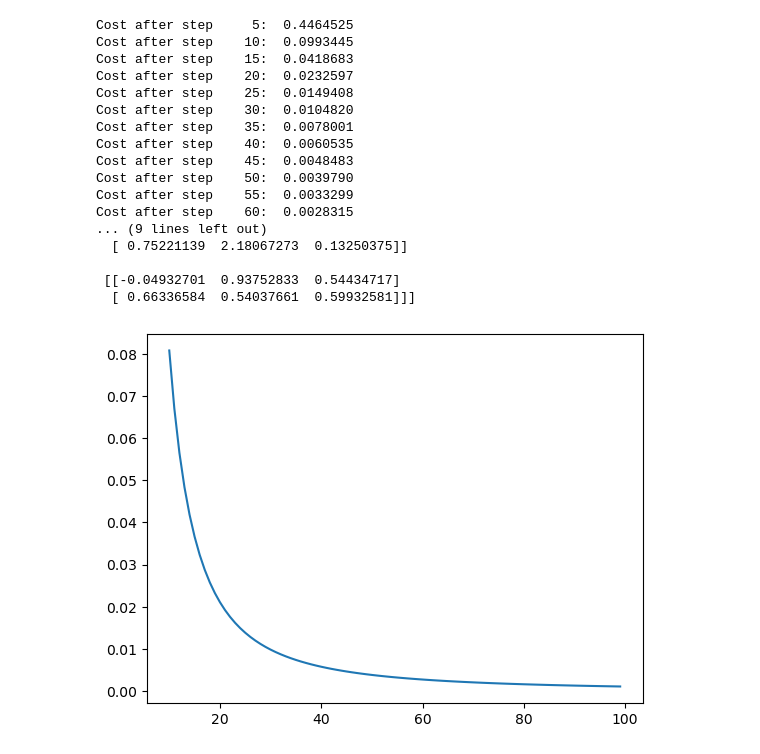
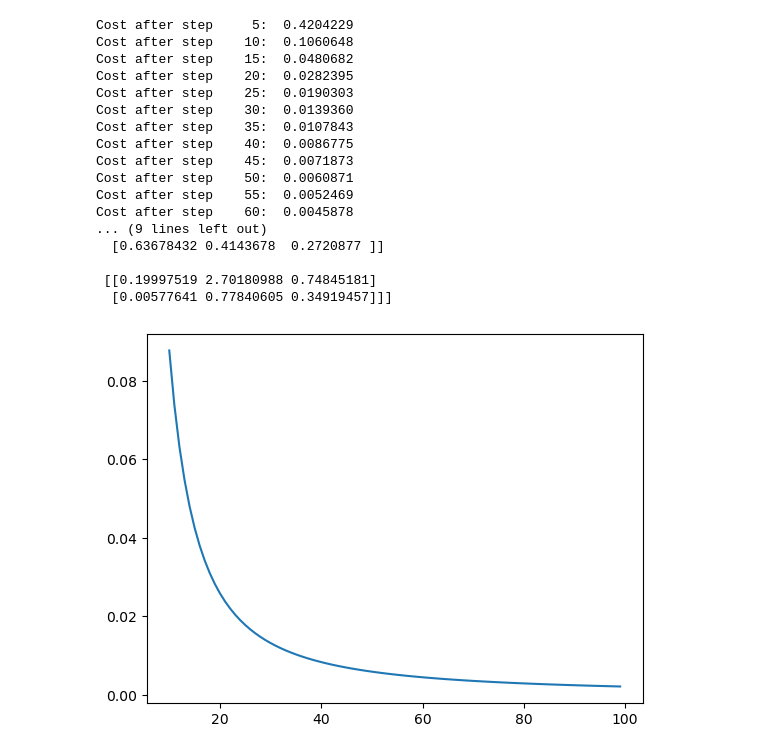
Before and after one commit to HangmingZhang/Quantum-Error-Mitigation-via-Z-mixed-state-Expression-of-the-Pauli-Channel, a Jupyter notebook: qml-task-testV2.ipynb, the cells around one changed output. Cells and saved outputs as stored; diff of their text form; code cells hidden in the pictures.

```diff
--- a/qml-task-testV2.ipynb
+++ b/qml-task-testV2.ipynb
@@ -83,47 +83,47 @@ def train_cir_with_qem(parameters):
     qml.StronglyEntanglingLayers(weights=parameters, wires=range(2))
 
 shape = qml.StronglyEntanglingLayers.shape(n_layers=2, n_wires=2)
 weights = np.random.random(size=shape)
 
 def cost(x):
-    z_miti, _ = qemzmsepc.qemzmsepc(train_cir_without_qem, p, dev, x,
+    z_miti, _ = qemzmsepc.qemzmsepc(train_cir_with_qem, p, dev, x,
             kraus_matrices_of_a_pauli_channel=nqubitspaulichannel)
     return (z_miti - (-1)) ** 2
 
 opt = qml.GradientDescentOptimizer(stepsize=0.1)
 steps = 100
 params = weights
 loss = []
 
 for i in range(steps):
     nqubitspaulichannel = nqubitschannel.nqubitsrandompaulichannel(p_identity=0.85)
     params = opt.step(cost, params)
     if (i + 1) % 5 == 0:
         print("Cost after step {:5d}: {: .7f}".format(i + 1, cost(params)))
     loss.append(cost(params))
 print("Optimized rotation angles: {}".format(params))
 
 import matplotlib.pyplot as plt
 x = [i for i in range(10, 100)]
 y = loss[10:]
 plt.plot(x, y)
 plt.show()
 # %% [output]
-Cost after step     5:  0.4464525
-Cost after step    10:  0.0993445
-Cost after step    15:  0.0418683
-Cost after step    20:  0.0232597
-Cost after step    25:  0.0149408
-Cost after step    30:  0.0104820
-Cost after step    35:  0.0078001
-Cost after step    40:  0.0060535
-Cost after step    45:  0.0048483
-Cost after step    50:  0.0039790
-Cost after step    55:  0.0033299
-Cost after step    60:  0.0028315
+Cost after step     5:  0.4204229
+Cost after step    10:  0.1060648
+Cost after step    15:  0.0480682
+Cost after step    20:  0.0282395
+Cost after step    25:  0.0190303
+Cost after step    30:  0.0139360
+Cost after step    35:  0.0107843
+Cost after step    40:  0.0086775
+Cost after step    45:  0.0071873
+Cost after step    50:  0.0060871
+Cost after step    55:  0.0052469
+Cost after step    60:  0.0045878
 ... (9 lines left out)
-  [ 0.75221139  2.18067273  0.13250375]]
+  [0.63678432 0.4143678  0.2720877 ]]
 
- [[-0.04932701  0.93752833  0.54434717]
-  [ 0.66336584  0.54037661  0.59932581]]]
+ [[0.19997519 2.70180988 0.74845181]
+  [0.00577641 0.77840605 0.34919457]]]
-[figure, old version]
+[figure, new version]
```
Also changed, not shown: parts of 1 cell of this notebook.
